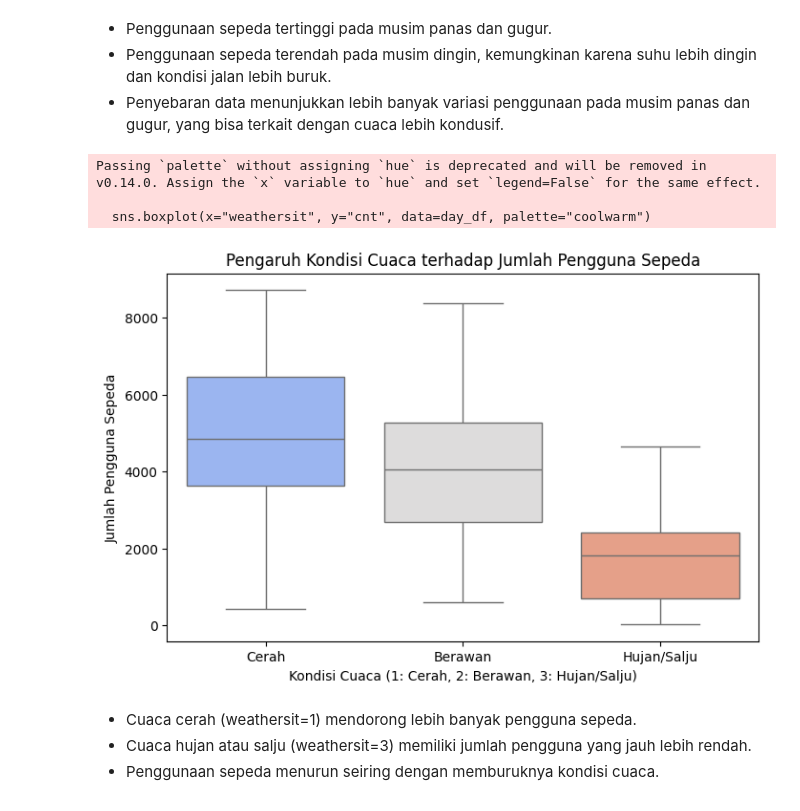
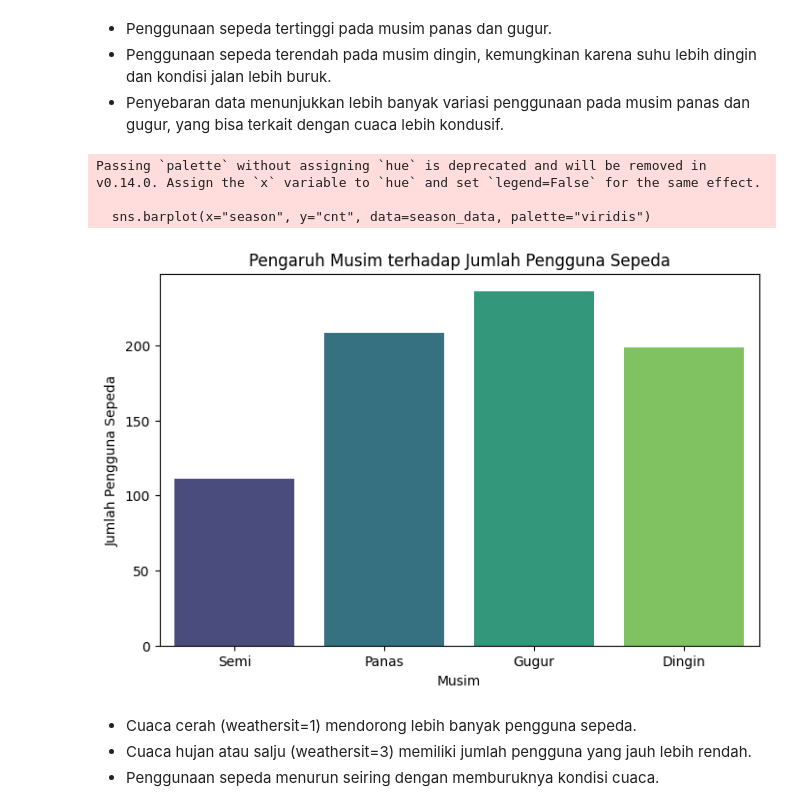
Before and after one commit to suryaagus9/Proyek-Analisis-Data, a Jupyter notebook: notebook.ipynb, the cells around one changed output. Cells and saved outputs as stored; diff of their text form; code cells hidden in the pictures.

Commit message:
Update visualisasi

```diff
--- a/notebook.ipynb
+++ b/notebook.ipynb
@@ -271,0 +274,4 @@ None
+# %%
+# Menggabungkan dataset yang telah dicleaning
+all_df=pd.merge(hour_df, day_df, on="dteday", how="inner")
+all_df.head()
@@ -271,0 +320,11 @@ None
+# %%
+# Hapus kolom duplikat yang tidak diperlukan
+all_df = all_df.drop(columns=['instant_y', 'season_y', 'yr_y', 'mnth_y', 'holiday_y',
+                              'weekday_y', 'workingday_y', 'weathersit_y', 'temp_y',
+                              'atemp_y', 'hum_y', 'windspeed_y', 'casual_y',
+                              'registered_y', 'cnt_y'])
+# Rename kolom _x agar lebih bersih
+all_df = all_df.rename(columns=lambda x: x.replace('_x', ''))
+
+all_df["weathersit"] = all_df["weathersit"].astype(int)
+all_df = all_df[all_df["weathersit"] <= 3]
@@ -437,19 +497,20 @@ Passing `palette` without assigning `hue` is deprecated and will be removed in v
 - Penggunaan sepeda terendah pada musim dingin, kemungkinan karena suhu lebih dingin dan kondisi jalan lebih buruk.
 - Penyebaran data menunjukkan lebih banyak variasi penggunaan pada musim panas dan gugur, yang bisa terkait dengan cuaca lebih kondusif.
 # %%
-# Visualisasi Jumlah Pengguna Sepeda Berdasarkan Kondisi Cuaca
+# Visualisasi Jumlah Pengguna Sepeda Berdasarkan Musim
 plt.figure(figsize=(8, 5))
-sns.boxplot(x="weathersit", y="cnt", data=day_df, palette="coolwarm")
-plt.title("Pengaruh Kondisi Cuaca terhadap Jumlah Pengguna Sepeda")
-plt.xlabel("Kondisi Cuaca (1: Cerah, 2: Berawan, 3: Hujan/Salju)")
+season_data = all_df.groupby("season")["cnt"].mean().reset_index()
+sns.barplot(x="season", y="cnt", data=season_data, palette="viridis")
+plt.title("Pengaruh Musim terhadap Jumlah Pengguna Sepeda")
+plt.xlabel("Musim")
 plt.ylabel("Jumlah Pengguna Sepeda")
-plt.xticks(ticks=[0,1,2], labels=["Cerah", "Berawan", "Hujan/Salju"])
+plt.xticks(ticks=[0, 1, 2, 3], labels=["Semi", "Panas", "Gugur", "Dingin"])
 plt.show()
 # %% [output]
 Passing `palette` without assigning `hue` is deprecated and will be removed in v0.14.0. Assign the `x` variable to `hue` and set `legend=False` for the same effect.
 
-  sns.boxplot(x="weathersit", y="cnt", data=day_df, palette="coolwarm")
+  sns.barplot(x="season", y="cnt", data=season_data, palette="viridis")
-[figure, old version]
+[figure, new version]
 # %% [markdown]
 - Cuaca cerah (weathersit=1) mendorong lebih banyak pengguna sepeda.
 - Cuaca hujan atau salju (weathersit=3) memiliki jumlah pengguna yang jauh lebih rendah.
```
Also changed, not shown: parts of 42 cells of this notebook, 2 other files.
